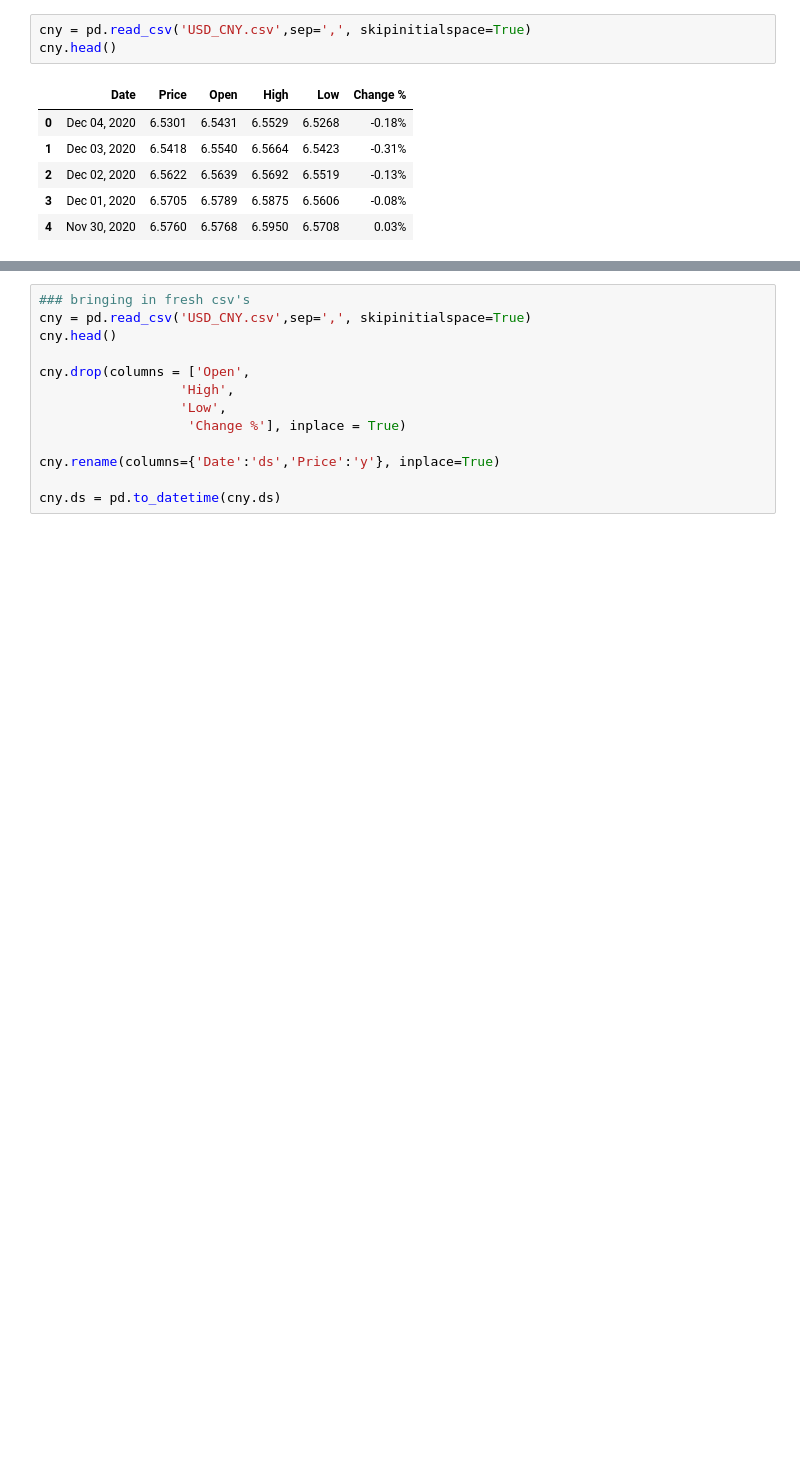
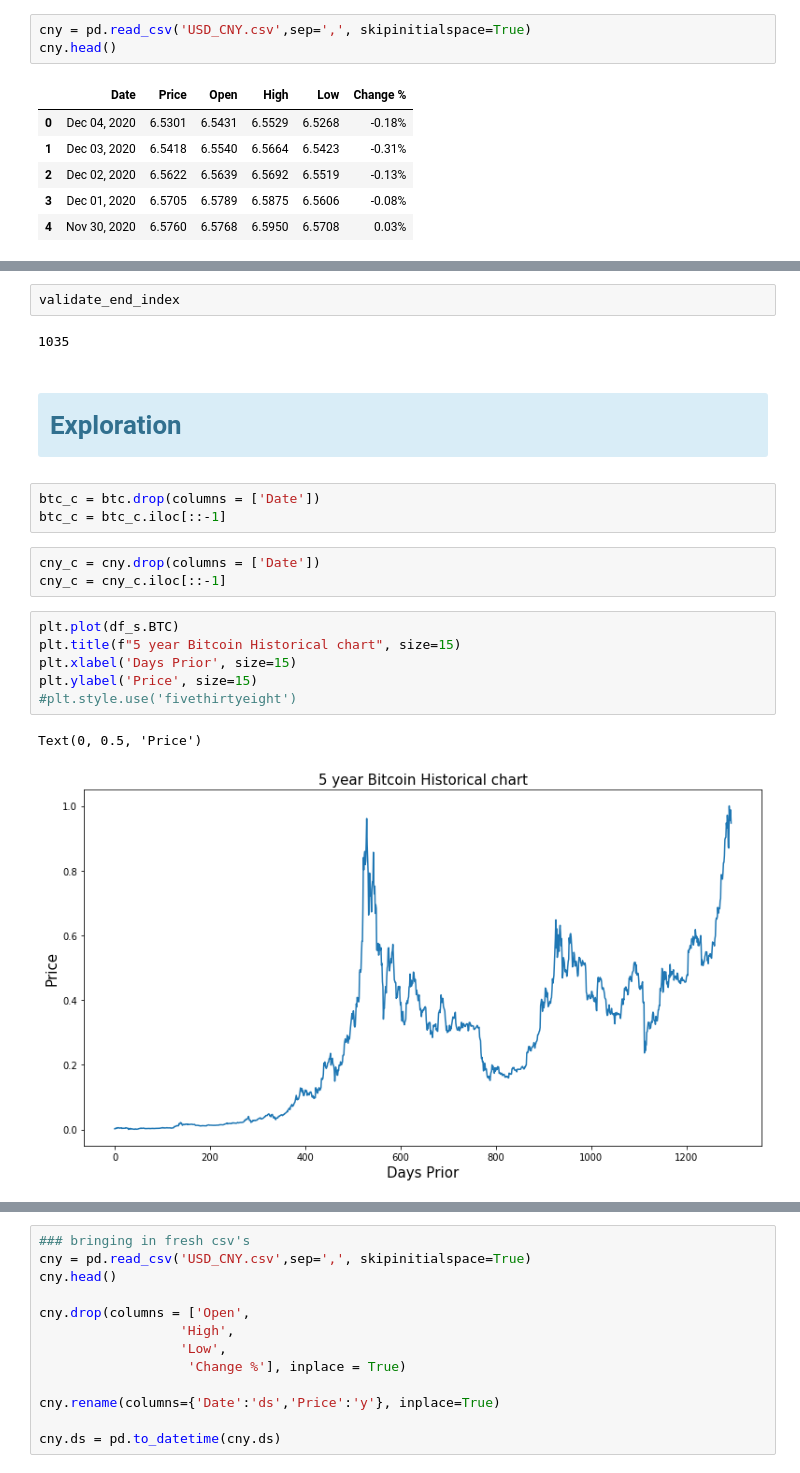
Before and after one commit to AI-Gomez/forex_project, a Jupyter notebook: fresh.ipynb, the cells around one changed output, grey strips where cells are left out. Cells and saved outputs as stored; diff of their text form; blank space fills up the shorter version.

```diff
--- a/fresh.ipynb
+++ b/fresh.ipynb
@@ -194,0 +256,21 @@ plt.plot(df_s)
+# %%
+validate_end_index
+# %% [output]
+1035
+# %% [markdown]
+# <div class="alert alert-block alert-info"> <b>Exploration<b> </div>
+# %%
+btc_c = btc.drop(columns = ['Date'])
+btc_c = btc_c.iloc[::-1]
+# %%
+cny_c = cny.drop(columns = ['Date'])
+cny_c = cny_c.iloc[::-1]
+# %%
+plt.plot(df_s.BTC)
+plt.title(f"5 year Bitcoin Historical chart", size=15)
+plt.xlabel('Days Prior', size=15)
+plt.ylabel('Price', size=15)
+#plt.style.use('fivethirtyeight')
+# %% [output]
+Text(0, 0.5, 'Price')
+[figure, added]
```
Also changed, not shown: parts of 59 cells of this notebook.
